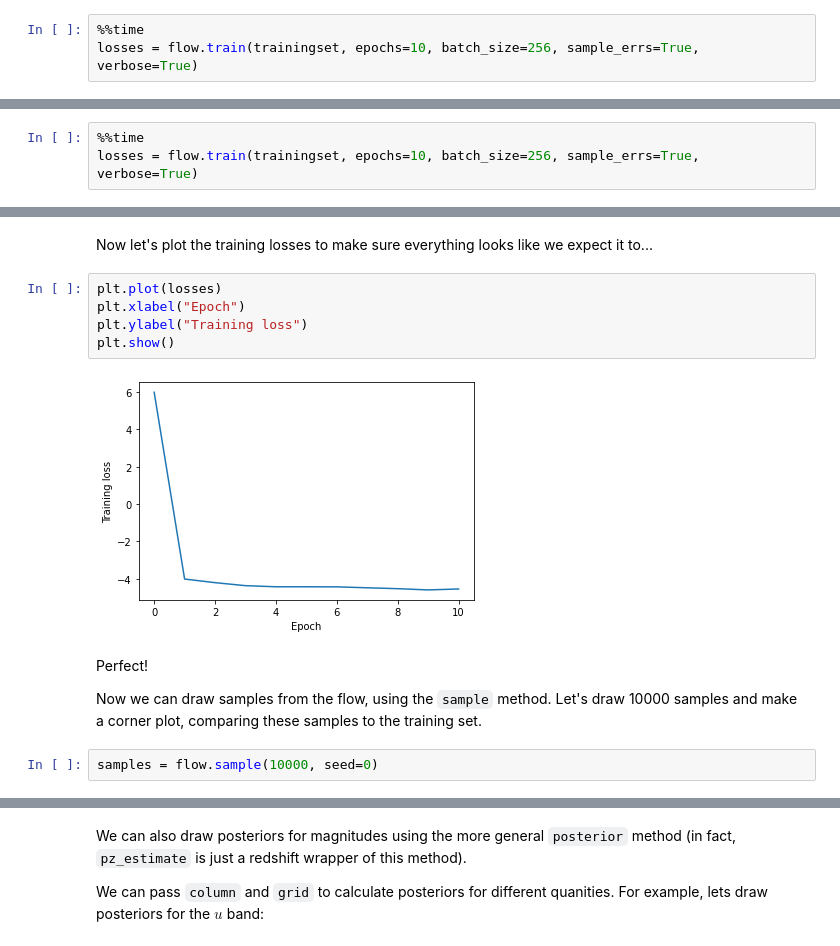
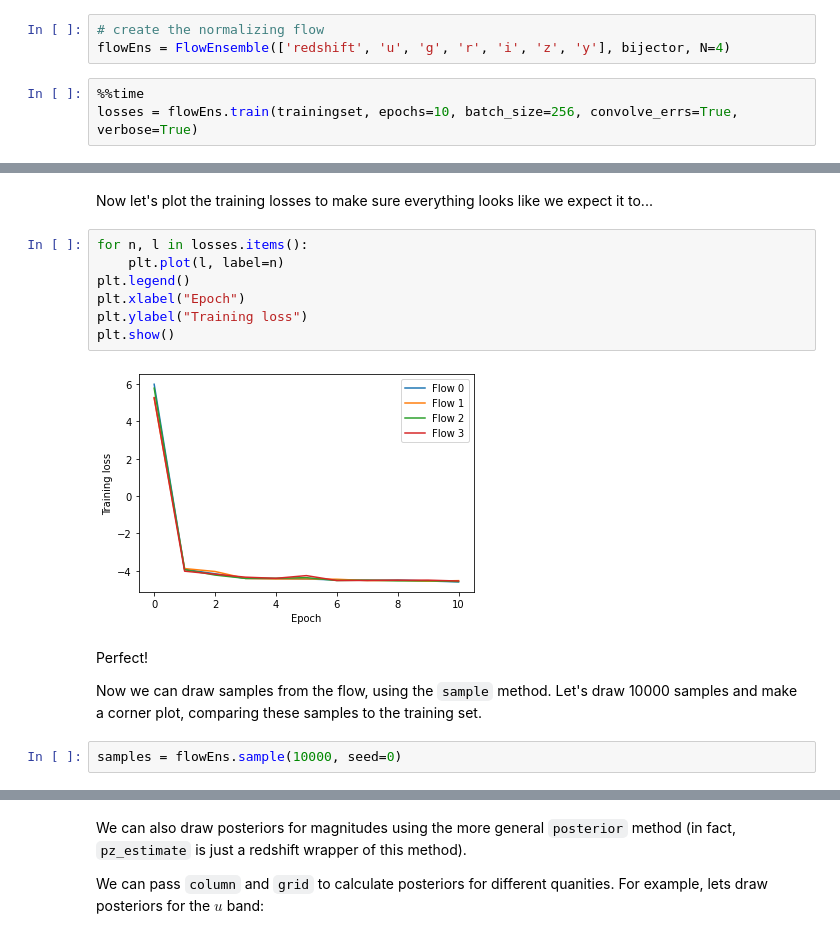
Before and after one commit to jfcrenshaw/pzflow-paper-2021, a Jupyter notebook: photo-z/pzflowRedshift.ipynb, the cells around one changed output, grey strips where cells are left out. Drawn from its saved outputs; the diff is of its cells as text.

```diff
--- a/photo-z/pzflowRedshift.ipynb
+++ b/photo-z/pzflowRedshift.ipynb
@@ -186,7 +201,10 @@ bijector = Chain(
 # 1. The names of the columns in our data set
 # 2. The bijector
 flow = Flow(['redshift', 'u', 'g', 'r', 'i', 'z', 'y'], bijector)
+# %%
+# create the normalizing flow
+flowEns = FlowEnsemble(['redshift', 'u', 'g', 'r', 'i', 'z', 'y'], bijector, N=4)
 # %%
 %%time
-losses = flow.train(trainingset, epochs=10, batch_size=256, sample_errs=True, verbose=True)
+losses = flowEns.train(trainingset, epochs=10, batch_size=256, convolve_errs=True, verbose=True)
 # %% [output]
@@ -246,3 +227,0 @@ flow = Flow(['redshift', 'u', 'g', 'r', 'i', 'z', 'y'], bijector)
-# %%
-%%time
-losses = flow.train(trainingset, epochs=10, batch_size=256, sample_errs=True, verbose=True)
@@ -265,19 +228,21 @@ Wall time: 3min 44s
 # %% [markdown]
 Now let's plot the training losses to make sure everything looks like we expect it to...
 # %%
-plt.plot(losses)
+for n, l in losses.items():
+    plt.plot(l, label=n)
+plt.legend()
 plt.xlabel("Epoch")
 plt.ylabel("Training loss")
 plt.show()
 # %% [output]
-[figure, old version]
+[figure, new version]
 # %% [markdown]
 Perfect!
 
 Now we can draw samples from the flow, using the `sample` method.
 Let's draw 10000 samples and make a corner plot, comparing these samples to the training set.
 # %%
-samples = flow.sample(10000, seed=0)
+samples = flowEns.sample(10000, seed=0)
 # %%
 samples
 # %% [output]
```
Also changed, not shown: parts of 122 cells of this notebook.
